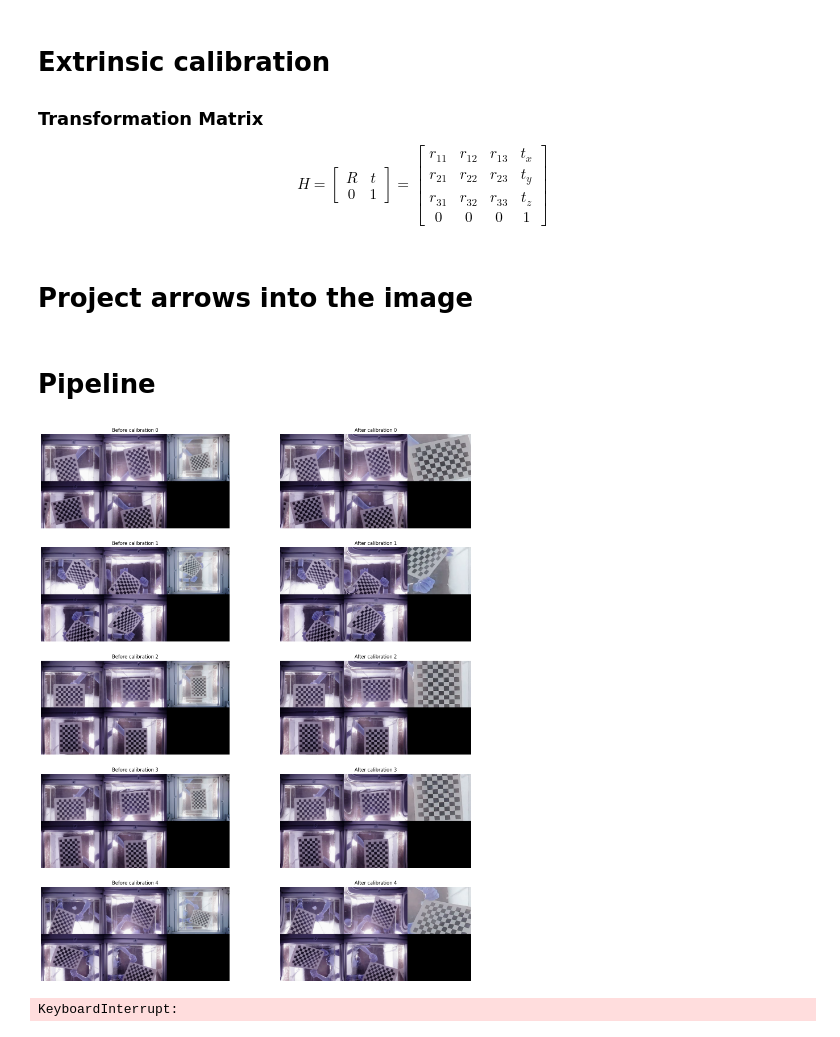
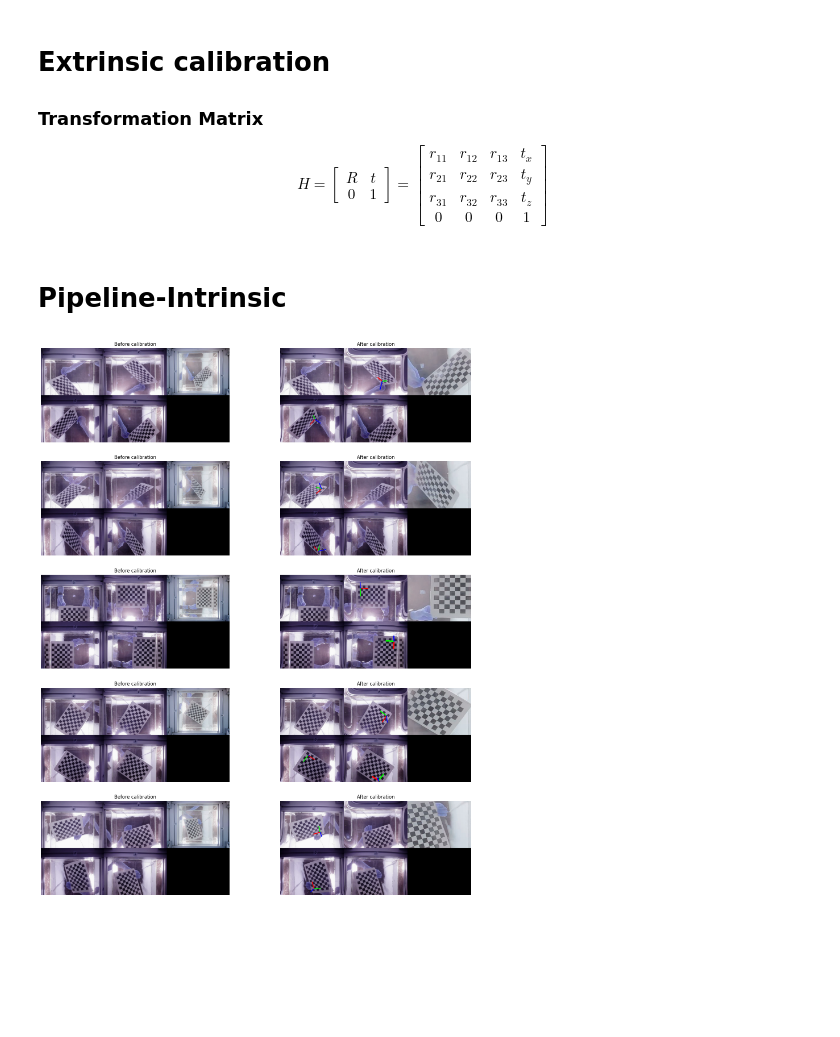
Before and after one commit to boring180/MASEP_Local, a Jupyter notebook: Callibration/callibration.ipynb, the cells around one changed output. Drawn from its saved outputs; the diff is of its cells as text; code cells hidden in the pictures; blank space fills up the shorter version.

Commit message:
Add arrow projection

```diff
--- a/Callibration/callibration.ipynb
+++ b/Callibration/callibration.ipynb
@@ -108,8 +108,6 @@ def get_image_points():
     return rets, imgpoints, objpoints, shape
 # %%
 def intrinsic_calibration(rets, imgpoints, objpoints, shape):
-    mtxs = []
-    dists = []
     for camera_name in cameras:
         imgpoints_camera = imgpoints[:, cameras.index(camera_name), :, :]
         objpoints_camera = objpoints[:, cameras.index(camera_name), :, :]
@@ -146,7 +144,4 @@ def intrinsic_calibration(rets, imgpoints, objpoints, shape):
         mean_error = mean_error / number_of_success_images
         print(f'{camera_name} has mean error: {mean_error}')
 
-        mtxs.append(mtx)
-        dists.append(dist)
-
-    return mtxs, dists
+    return
@@ -153,3 +150,25 @@ def intrinsic_calibration(rets, imgpoints, objpoints, shape):
+# %%
+
+axis = np.float32([[3,0,0], [0,3,0], [0,0,-3]]).reshape(-1,3)
+
+def draw(img, corners, imgpts):
+    corner = tuple(corners[0].ravel().astype("int32"))
+    imgpts = imgpts.astype("int32")
+    img = cv2.line(img, corner, tuple(imgpts[0].ravel()), (255,0,0), 5)
+    img = cv2.line(img, corner, tuple(imgpts[1].ravel()), (0,255,0), 5)
+    img = cv2.line(img, corner, tuple(imgpts[2].ravel()), (0,0,255), 5)
+    return img
+
+def projection(img, mtx, dist):
+    gray = cv2.cvtColor(img, cv2.COLOR_BGR2GRAY)
+    ret, corners = cv2.findChessboardCorners(gray, (number_of_internal_corners_x, number_of_internal_corners_y), None)
+    if ret == True:
+        corners2 = cv2.cornerSubPix(gray, corners, (11,11), (-1,-1), criteria=criteria)
+        ret,rvecs, tvecs = cv2.solvePnP(objp, corners2, mtx, dist)
+        imgpts, jac = cv2.projectPoints(axis, rvecs, tvecs, mtx, dist)
+        img = draw(img, corners2, imgpts)
+
+    return img
 # %% [markdown]
 # Extrinsic calibration
 
@@ -228,6 +247,4 @@ def remove_outliers(transformation_matrices):
     # TODO: Remove outliers
     transformation_matrices = transformation_matrices[0, :, :, :]
     return transformation_matrices
-# %% [markdown]
-# Project arrows into the image
 # %%
@@ -250,7 +257,7 @@ def visualize(transformation_matrices):
 
     return fig
 # %% [markdown]
-# Pipeline
+# Pipeline-Intrinsic
 # %%
 if os.path.exists('results/rets.json') and os.path.exists('results/object_points.json') and os.path.exists('results/image_points.json') and os.path.exists('results/shape.json'):
     with open('results/rets.json', 'r') as f:
@@ -287,39 +294,36 @@ for i in range(5):
         dist = np.array(data['dist'])
         mtxs.append(mtx)
         dists.append(dist)
 
 fig = plt.figure(figsize=(20, 25))
 
 for i in range(5):
-    images = os.listdir('chessboard_points')
+    images = os.listdir('screen_shots')
     random_index = random.randint(0, len(images) - 1)
     image = cv2.imread(f'screen_shots/{images[random_index]}')
     ax = fig.add_subplot(5, 2, i * 2 + 1)
     ax.imshow(image)
-    ax.set_title(f'Before calibration {i}')
+    ax.set_title(f'Before calibration')
     ax.axis('off')
 
     frame1, frame2, frame3, frame4, frame5, frame6 = frame_slicing.slicing_frame(image)
     frames = [frame1, frame2, frame3, frame4, frame5]
 
     for j in range(len(frames)):
         frame = frames[j]
         h,  w = frame.shape[:2]
         newcameramtx, roi = cv2.getOptimalNewCameraMatrix(mtxs[j], dists[j], (w,h), 1, (w,h))
         dst = cv2.undistort(frame, mtxs[j], dists[j], None, newcameramtx)
         x, y, w, h = roi
-        frames[j] = dst[y:y+h, x:x+w]
+        frame = dst[y:y+h, x:x+w]
+        frames[j] = projection(frame, mtxs[j], dists[j])
 
     images_after_calibration = frame_concatent.concatent_frame(frames)
     ax = fig.add_subplot(5, 2, i * 2 + 2)
     ax.imshow(images_after_calibration)
-    ax.set_title(f'After calibration {i}')
+    ax.set_title(f'After calibration')
     ax.axis('off')
 
 plt.show()
 # %% [output]
-[figure, old version]
+[figure, new version]
-# %%
-transformation_matrices = extrinsic_calibration(mtxs, dists)
-# %% [output]
-KeyboardInterrupt:
```
Also changed, not shown: parts of 3 cells of this notebook.
